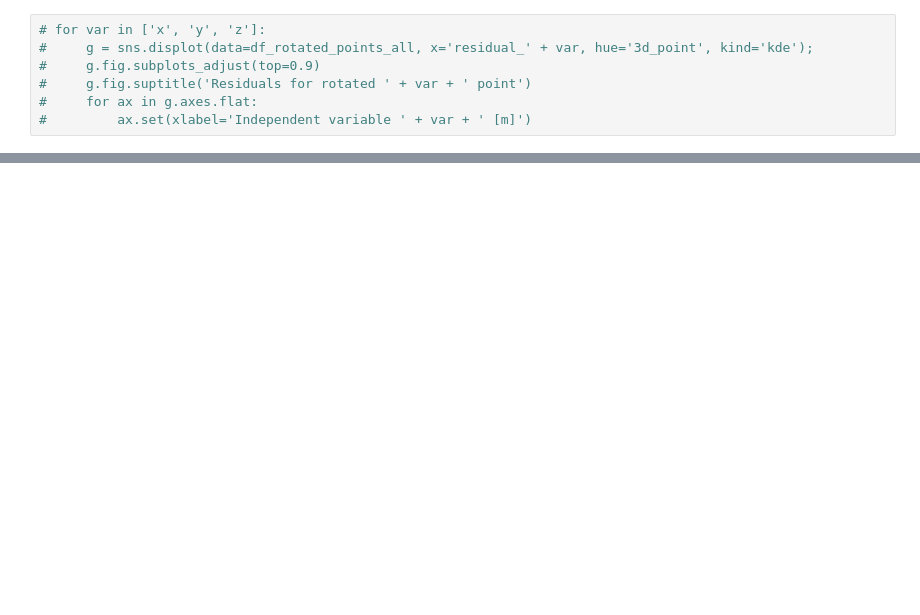
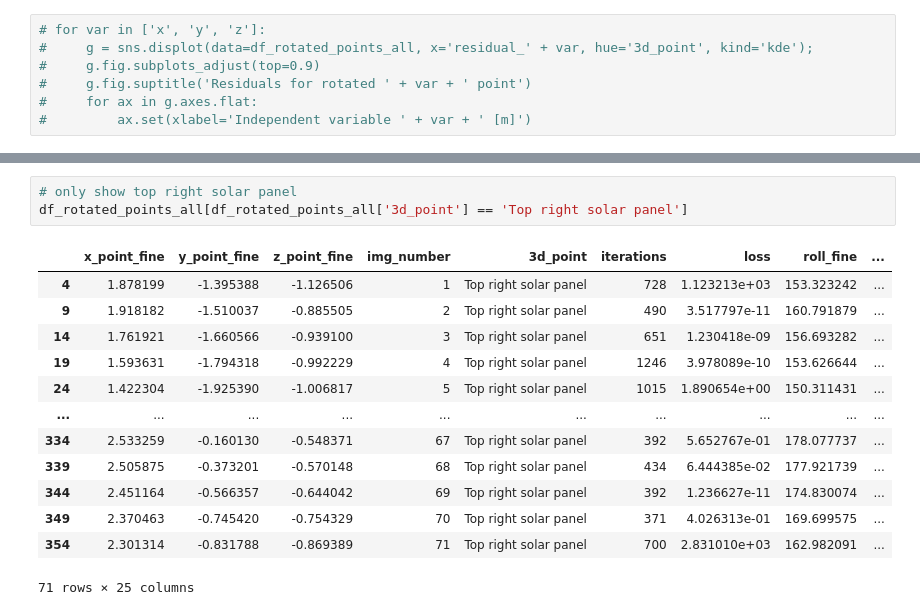
Before and after one commit to mikk5829/RRTNCTTASA, a Jupyter notebook: python-version/test_images/validation_plots.ipynb, the cells around one changed output, grey strips where cells are left out. Cells and saved outputs as stored; diff of their text form; blank space fills up the shorter version.

Commit message:
Rotated for nuijs

```diff
--- a/python-version/test_images/validation_plots.ipynb
+++ b/python-version/test_images/validation_plots.ipynb
@@ -357,0 +316,17 @@ df_rotated_points_all
+# %%
+# only show top right solar panel
+df_rotated_points_all[df_rotated_points_all['3d_point'] == 'Top right solar panel']
+# %% [output]
+|  | x_point_fine | y_point_fine | z_point_fine | img_number | 3d_point | iterations | loss | roll_fine | ... |
+| 4 | 1.878199 | -1.395388 | -1.126506 | 1 | Top right solar panel | 728 | 1.123213e+03 | 153.323242 | ... |
+| 9 | 1.918182 | -1.510037 | -0.885505 | 2 | Top right solar panel | 490 | 3.517797e-11 | 160.791879 | ... |
+| 14 | 1.761921 | -1.660566 | -0.939100 | 3 | Top right solar panel | 651 | 1.230418e-09 | 156.693282 | ... |
+| 19 | 1.593631 | -1.794318 | -0.992229 | 4 | Top right solar panel | 1246 | 3.978089e-10 | 153.626644 | ... |
+| 24 | 1.422304 | -1.925390 | -1.006817 | 5 | Top right solar panel | 1015 | 1.890654e+00 | 150.311431 | ... |
+| ... | ... | ... | ... | ... | ... | ... | ... | ... | ... |
+| 334 | 2.533259 | -0.160130 | -0.548371 | 67 | Top right solar panel | 392 | 5.652767e-01 | 178.077737 | ... |
+| 339 | 2.505875 | -0.373201 | -0.570148 | 68 | Top right solar panel | 434 | 6.444385e-02 | 177.921739 | ... |
+| 344 | 2.451164 | -0.566357 | -0.644042 | 69 | Top right solar panel | 392 | 1.236627e-11 | 174.830074 | ... |
+| 349 | 2.370463 | -0.745420 | -0.754329 | 70 | Top right solar panel | 371 | 4.026313e-01 | 169.699575 | ... |
+| 354 | 2.301314 | -0.831788 | -0.869389 | 71 | Top right solar panel | 700 | 2.831010e+03 | 162.982091 | ... |
+71 rows × 25 columns
```
Also changed, not shown: parts of 13 cells of this notebook, 25 other files.
